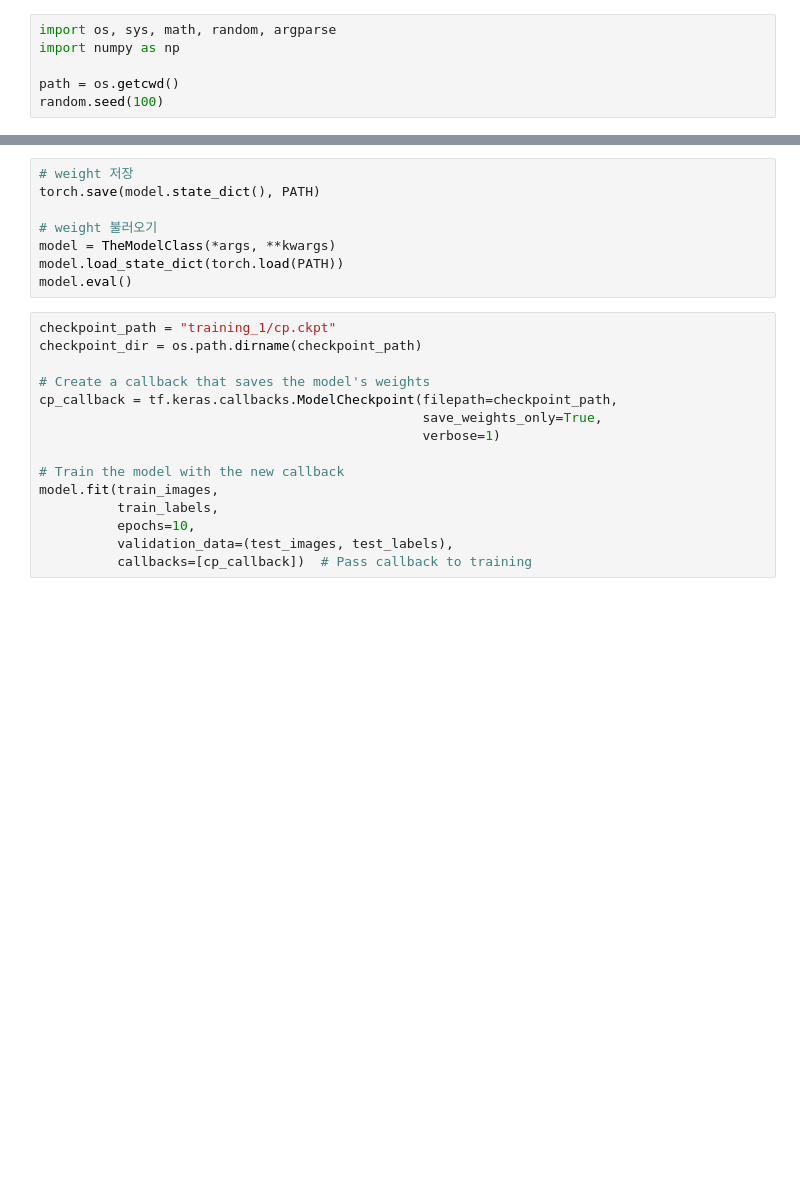
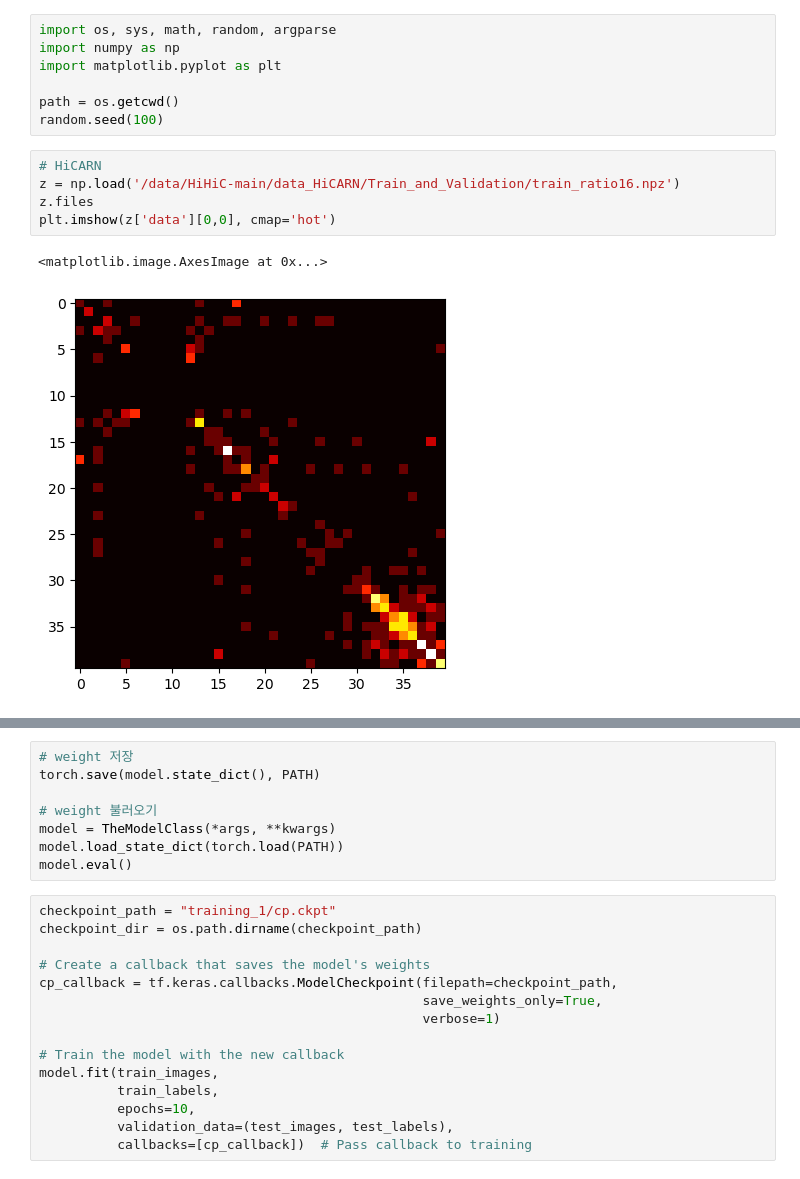
Before and after one commit to jkrLab/HiHiC, a Jupyter notebook: train.ipynb, the cells around one changed output, grey strips where cells are left out. Cells and saved outputs as stored; diff of their text form; blank space fills up the shorter version.

Commit message:
train bash

```diff
--- a/train.ipynb
+++ b/train.ipynb
@@ -1,6 +1,15 @@
 # %%
 import os, sys, math, random, argparse
 import numpy as np
+import matplotlib.pyplot as plt
 
 path = os.getcwd()
 random.seed(100)
+# %%
+# HiCARN
+z = np.load('/data/HiHiC-main/data_HiCARN/Train_and_Validation/train_ratio16.npz')
+z.files
+plt.imshow(z['data'][0,0], cmap='hot')
+# %% [output]
+<matplotlib.image.AxesImage at 0x...>
+[figure, added]
```
Also changed, not shown: parts of 13 cells of this notebook, 6 other files.
